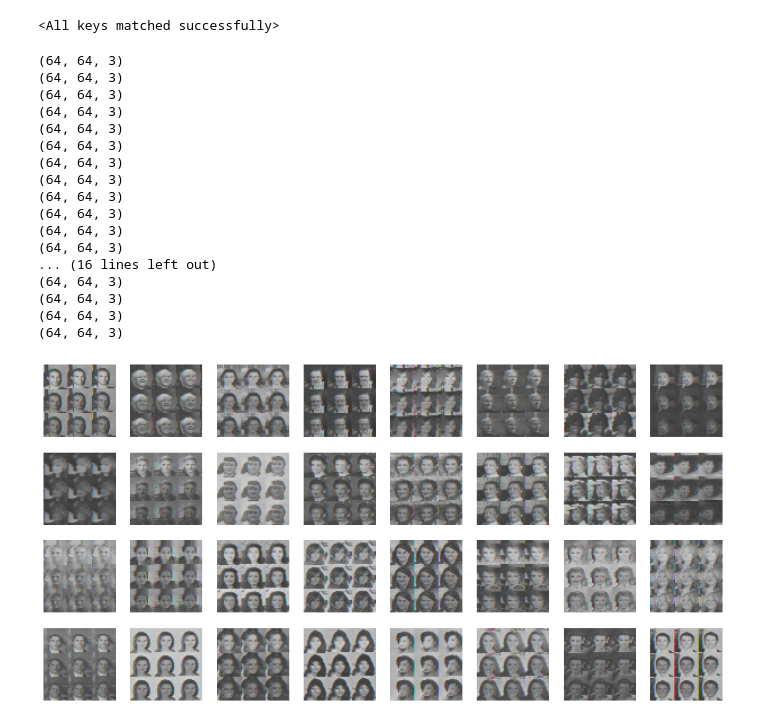
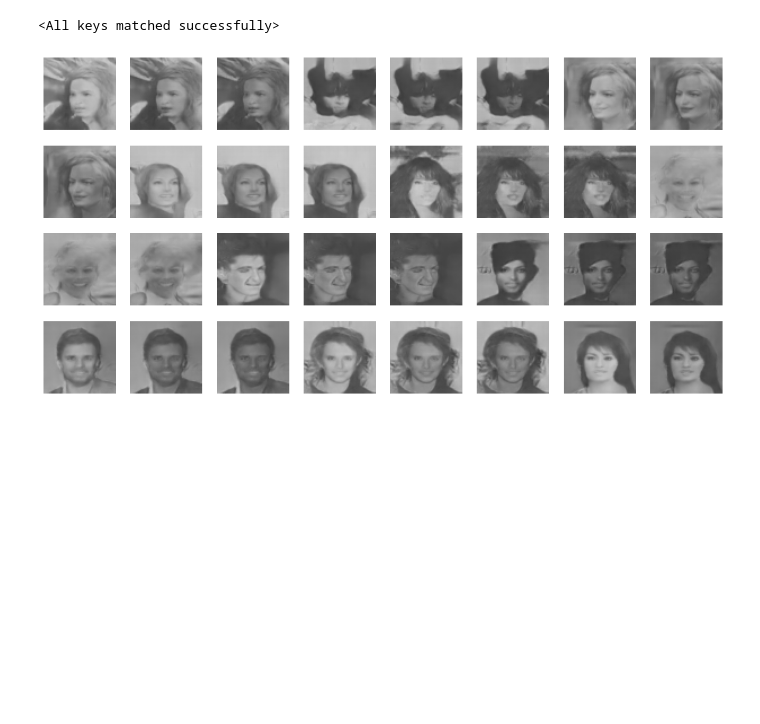
Before and after one commit to Vishwa2684/DCGAN, a Jupyter notebook: eval.ipynb, the cells around one changed output. Saved outputs shown, nothing was run; the diff lists cells and outputs as text; code cells hidden in the pictures; blank space fills up the shorter version.

Commit message:
I need help in changing color channel

```diff
--- a/eval.ipynb
+++ b/eval.ipynb
@@ -62,50 +80,33 @@ new_generated_celebs = new_generated_celebs.cpu().detach().numpy()
 # %%
 import matplotlib.pyplot as plt
 
 try:
     # Normalize the generated images from [-1, 1] to [0, 1]
     generated_imgs_cpu = (new_generated_celebs + 1) / 2.0
 
     # Reshape to (batch_size, height, width, channels) assuming RGB images
-    generated_imgs_cpu = generated_imgs_cpu.reshape(-1, 64, 64,3)
+    generated_imgs_cpu = generated_imgs_cpu.reshape(-1, 64, 64)
 
     # Set the number of images you want to display
     num_images = 32
 
     # Create a grid of 4x8 for 32 images
     fig, axs = plt.subplots(4, 8, figsize=(16, 8))
 
     # Plot each image
     for i in range(4):
         for j in range(8):
             index = i * 8 + j
             if index < num_images:
-                print(generated_imgs_cpu[index].shape)
-                axs[i, j].imshow(generated_imgs_cpu[index],cmap='gray')
+                rgb_image = cv2.cvtColor(generated_imgs_cpu[index],cv2.COLOR_GRAY2RGB)
+                axs[i, j].imshow(rgb_image)
                 axs[i, j].axis('off')  # Turn off axis for a cleaner look
 
     # Display the grid of images
     # plt.savefig('./output/out.png')
     plt.show()
 
 except Exception as e:
     print(e)
 # %% [output]
-(64, 64, 3)
-(64, 64, 3)
-(64, 64, 3)
-(64, 64, 3)
-(64, 64, 3)
-(64, 64, 3)
-(64, 64, 3)
-(64, 64, 3)
-(64, 64, 3)
-(64, 64, 3)
-(64, 64, 3)
-(64, 64, 3)
-... (16 lines left out)
-(64, 64, 3)
-(64, 64, 3)
-(64, 64, 3)
-(64, 64, 3)
-[figure, old version]
+[figure, new version]
```
Also changed, not shown: parts of 3 cells of this notebook.
